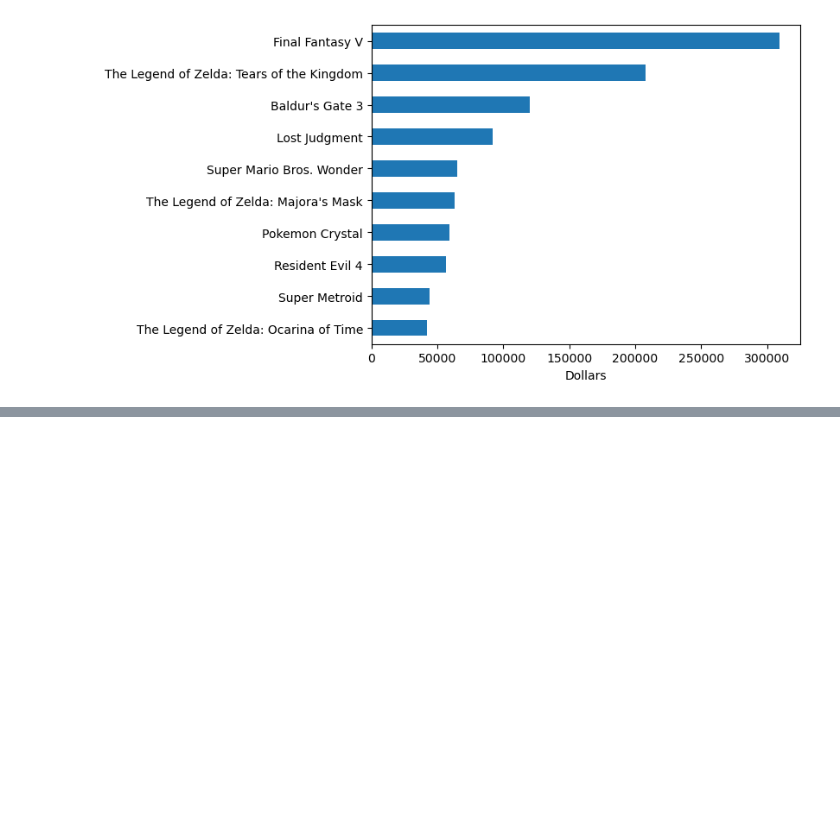
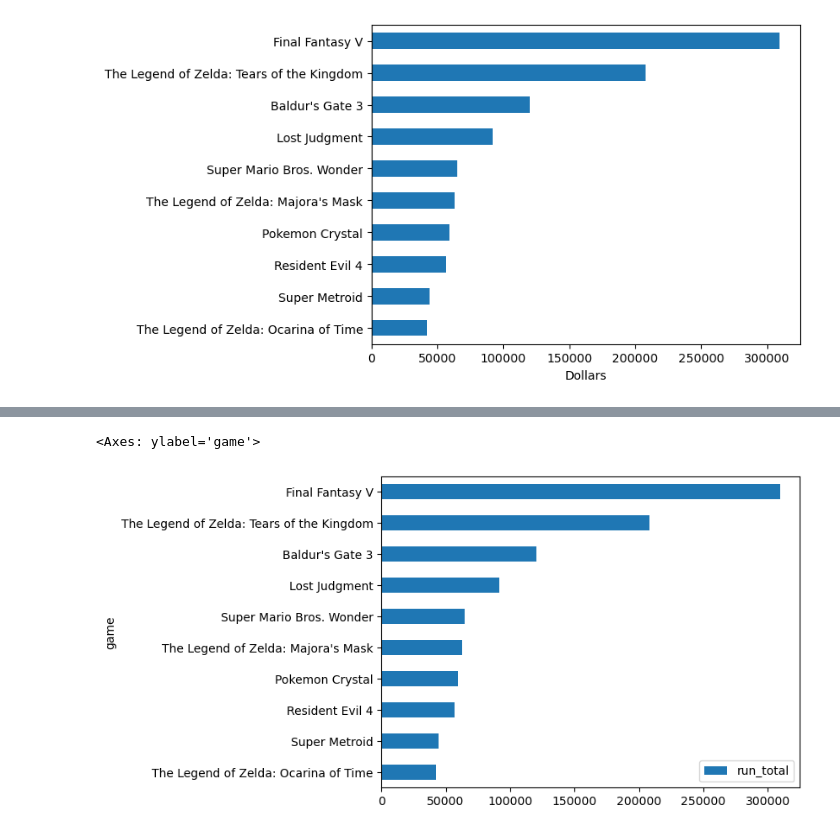
Before and after one commit to DouglasJBruce/GDQ_Analysis, a Jupyter notebook: exploration of games done quick donations.ipynb, the cells around one changed output, grey strips where cells are left out. Drawn from its saved outputs; the diff is of its cells as text; code cells hidden in the pictures; blank space fills up the shorter version.

```diff
--- a/exploration of games done quick donations.ipynb
+++ b/exploration of games done quick donations.ipynb
@@ -903,0 +961,5 @@ dtype: object
+# %%
+runs['start'] = pd.to_datetime(runs.start)
+runs['end'] = pd.to_datetime(runs.end)
+# %%
+runs['time_block'] = runs.end - runs.start
@@ -903,0 +975,9 @@ dtype: object
+# %%
+runs['total_perhour'] = (runs.run_total / (runs.time_block.dt.total_seconds() / 3600))
+# %%
+runs.total_perhour = runs.total_perhour.round(decimals=2)
+# %%
+runs.sort_values('run_total').tail(10).plot.barh(x = 'game', y = 'run_total')
+# %% [output]
+<Axes: ylabel='game'>
+[figure, added]
```
Also changed, not shown: parts of 59 cells of this notebook, 1 other file.
